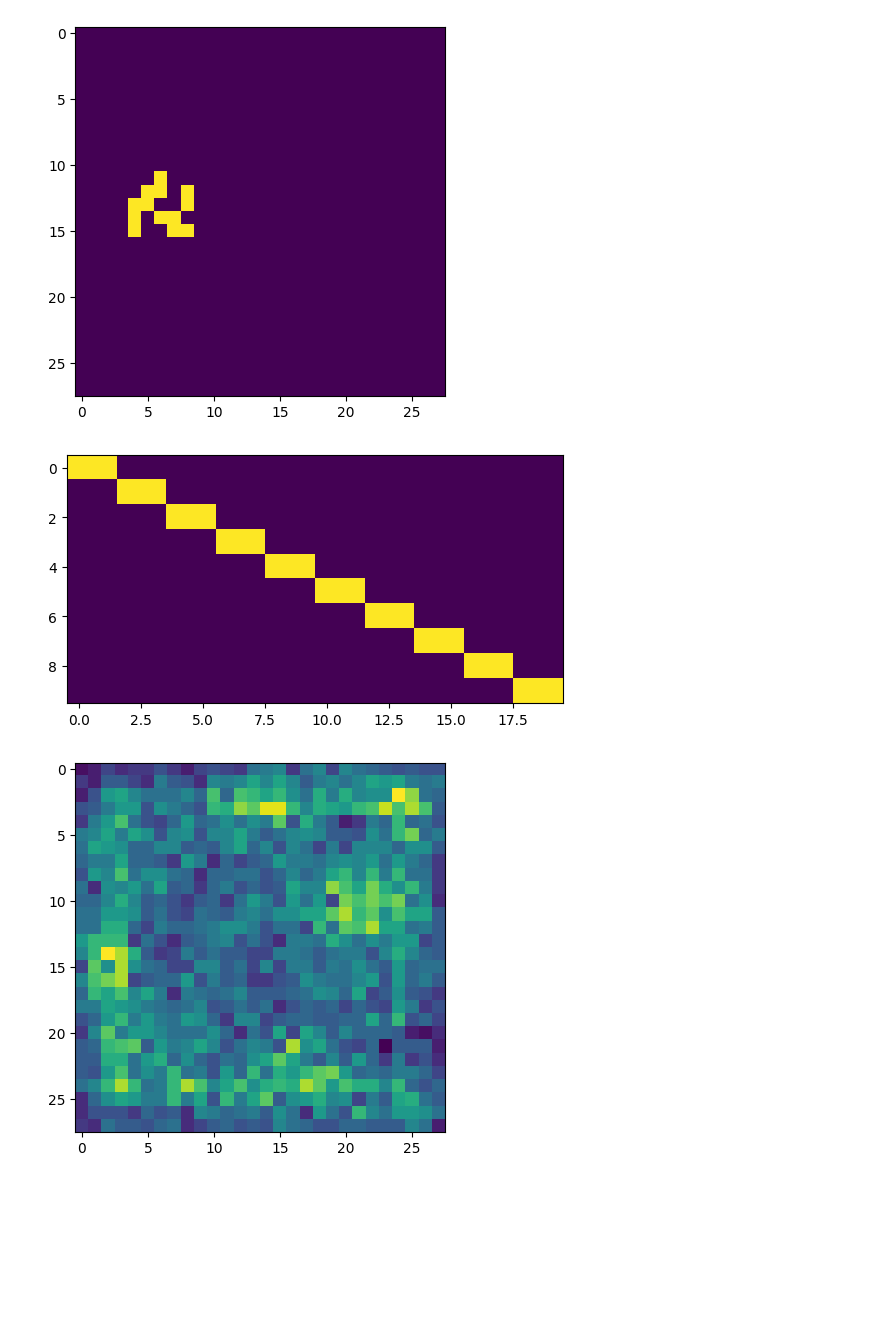
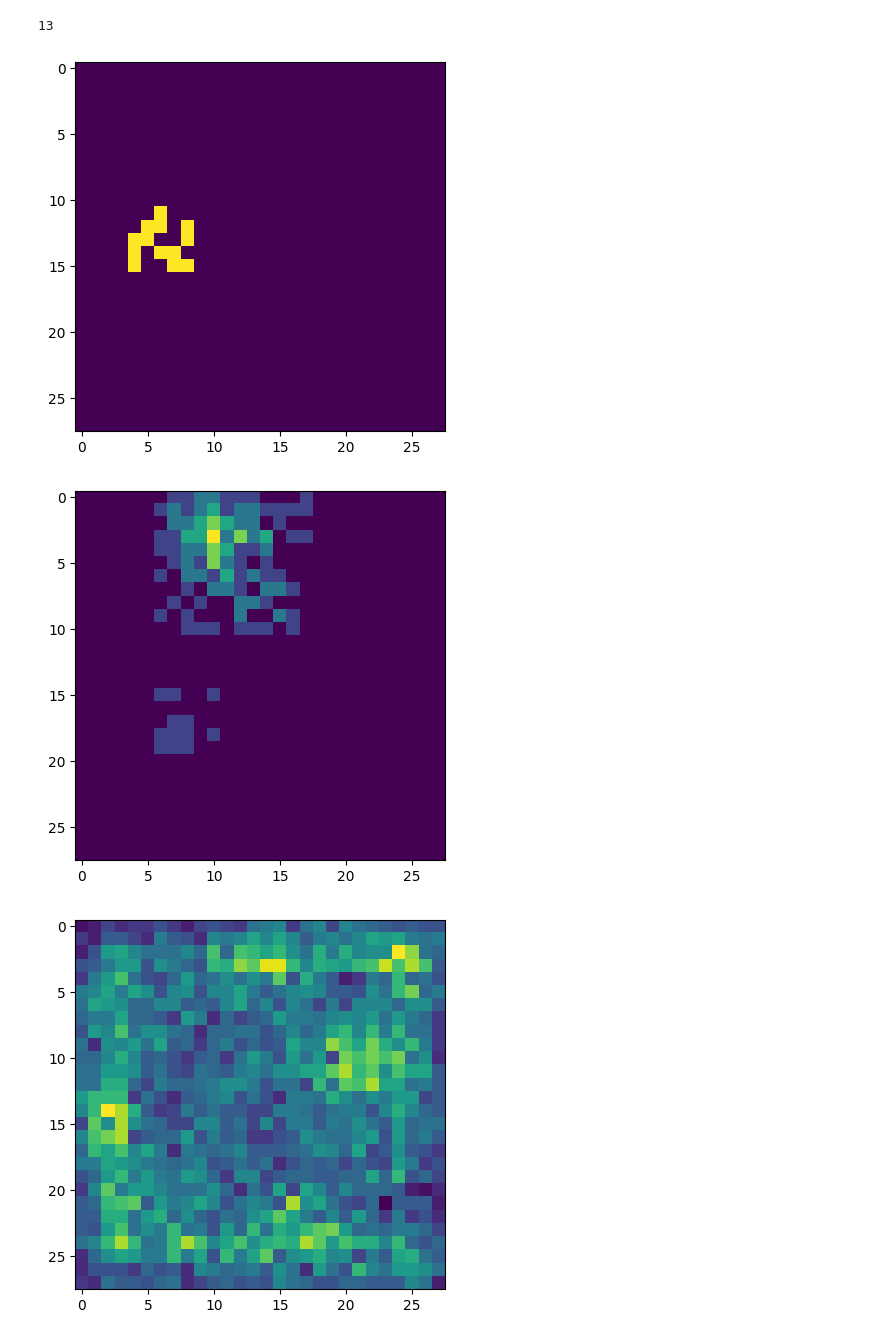
Before and after one commit to Elias-desig/dANN, a Jupyter notebook: test_stuff.ipynb, the cells around one changed output. Drawn from its saved outputs; the diff is of its cells as text; code cells hidden in the pictures; blank space fills up the shorter version.

Commit message:
Working global receptive fields

```diff
--- a/test_stuff.ipynb
+++ b/test_stuff.ipynb
@@ -1,20 +1,28 @@
 # %%
 from masks import rf_mask, somatic_mask
 import matplotlib.pyplot as plt
+import math
 img_size = 28
-d_local_mask = rf_mask([img_size,img_size], img_size**2, type='local', rf_size=16)
-d_random_mask = rf_mask([img_size,img_size], img_size**2, type='random', rf_size=16)
+num_somas = 64
+num_dendrites = img_size ** 2
+connectivity = math.ceil(num_dendrites / num_somas)
+print(connectivity)
+d_local_mask = rf_mask([img_size,img_size], num_dendrites, num_somas,type='local', rf_size=16)
+d_random_mask = rf_mask([img_size,img_size], num_dendrites, num_somas,type='random', rf_size=16)
+d_global_mask = rf_mask([img_size,img_size], num_dendrites, num_somas,type='global', rf_size=16)
 single_rf = d_local_mask[0].view(28,28)
 s_mask = somatic_mask(200, 100)
 plt.imshow(single_rf)
 plt.show()
 # %% [output]
+13
 [figure]
 # %%
-single_rf = d_local_mask[25].view(28,28)
-s_mask = somatic_mask(20, 10)
-plt.imshow(s_mask)
+import torch
+global_rf = torch.sum(d_global_mask[13:26].view(-1,28,28), dim=0)
+s_mask = somatic_mask(num_dendrites, num_somas)
+plt.imshow(global_rf)
 plt.show()
 # %% [output]
-[figure, old version]
+[figure, new version]
 # %%
```
Also changed, not shown: parts of 6 cells of this notebook, 2 other files.
